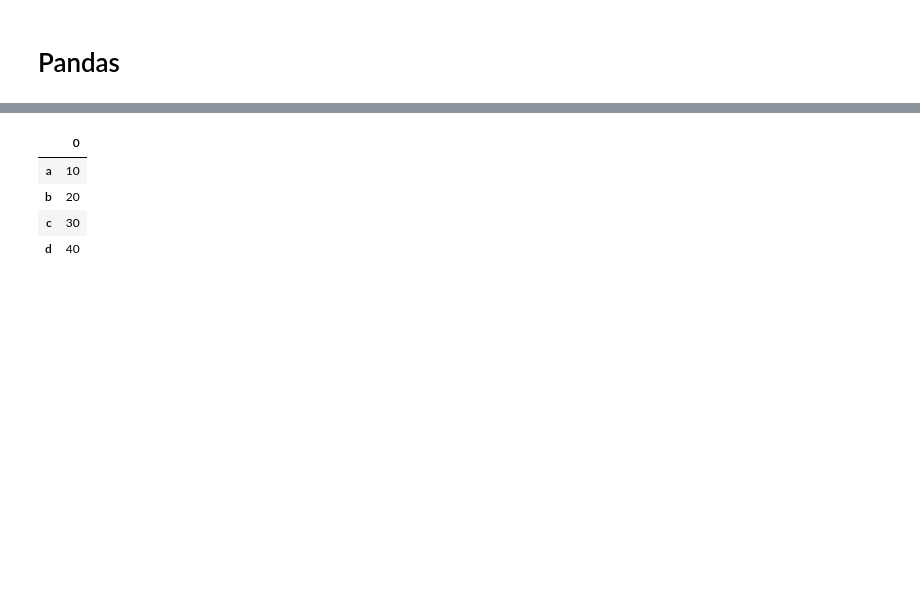
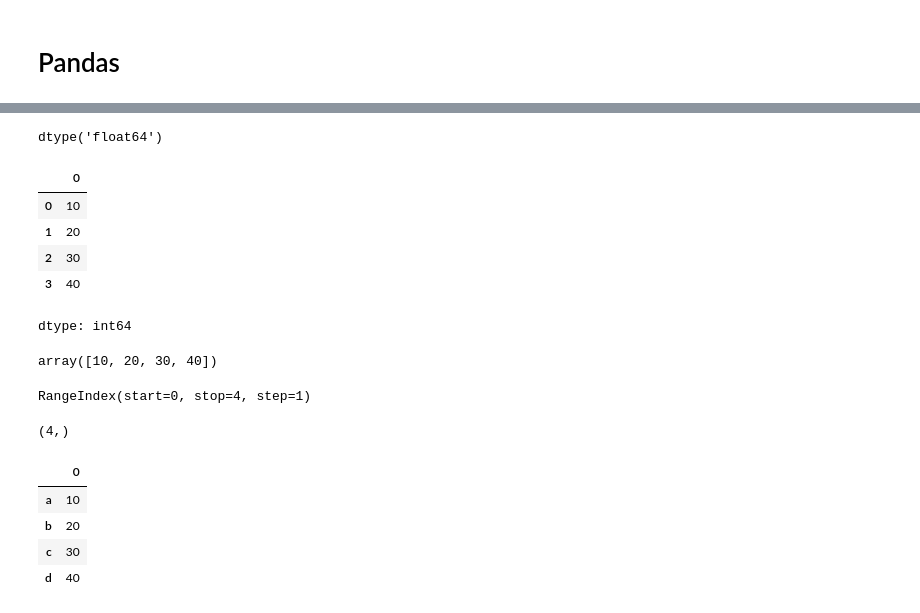
Before and after one commit to fateme-alk/learning, a Jupyter notebook: IBM_data_analysis/module1/IBM_data_analysis.ipynb, the cells around one changed output, grey strips where cells are left out. Drawn from its saved outputs; the diff is of its cells as text; code cells hidden in the pictures; blank space fills up the shorter version.

```diff
--- a/IBM_data_analysis/module1/IBM_data_analysis.ipynb
+++ b/IBM_data_analysis/module1/IBM_data_analysis.ipynb
@@ -506,3 +650,32 @@ df
+# %%
+ar2.dtype
+# %% [output]
+dtype('float64')
+# %%
+se = pd.Series(
+    [10, 20, 30, 40]
+)
+# %%
+se
+# %% [output]
+|  | 0 |
+| 0 | 10 |
+| 1 | 20 |
+| 2 | 30 |
+| 3 | 40 |
+dtype: int64
+# %%
+se.values
+# %% [output]
+array([10, 20, 30, 40])
+# %%
+se.index
+# %% [output]
+RangeIndex(start=0, stop=4, step=1)
+# %%
+se.shape
+# %% [output]
+(4,)
 # %%
 se1 = pd.Series(
     [10, 20, 30, 40],
```
Also changed, not shown: parts of 27 cells of this notebook.
